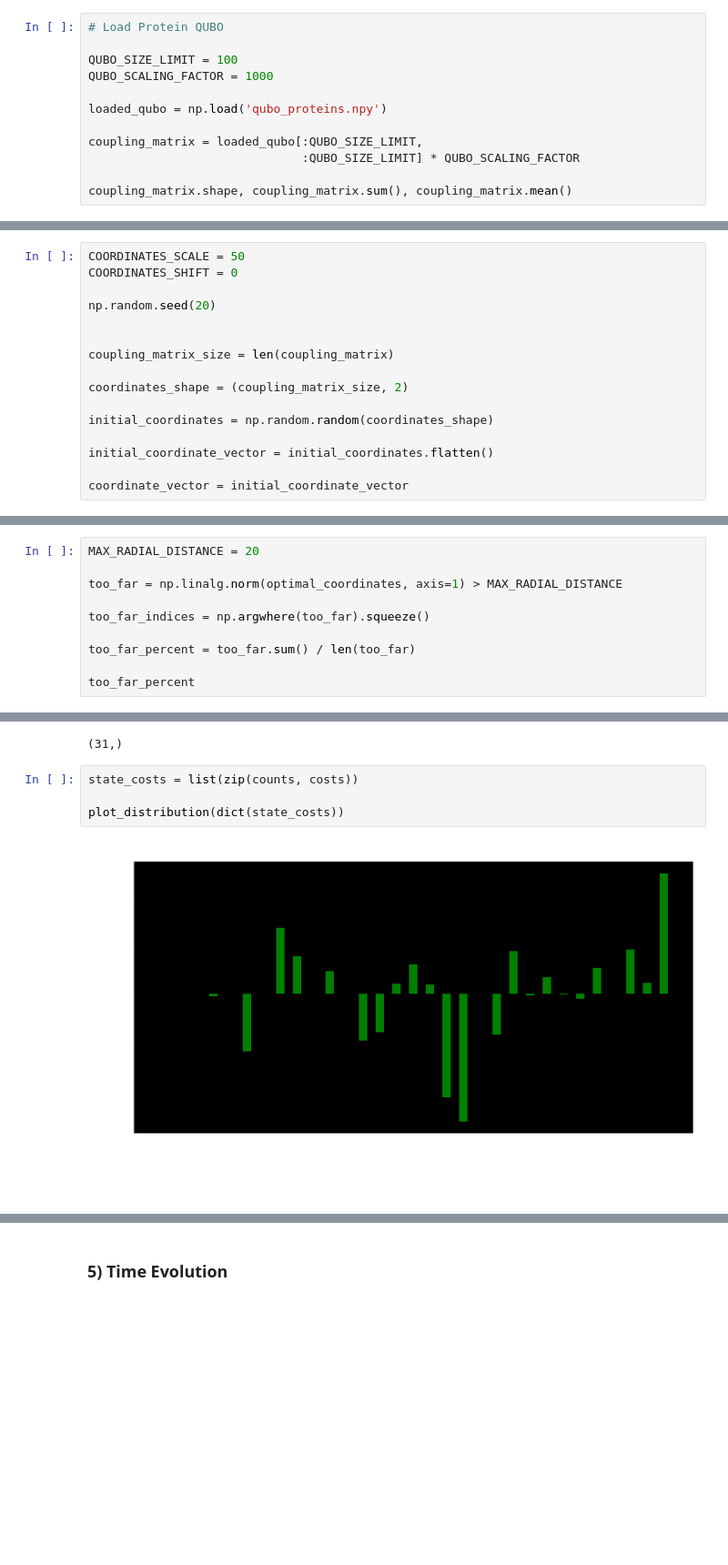
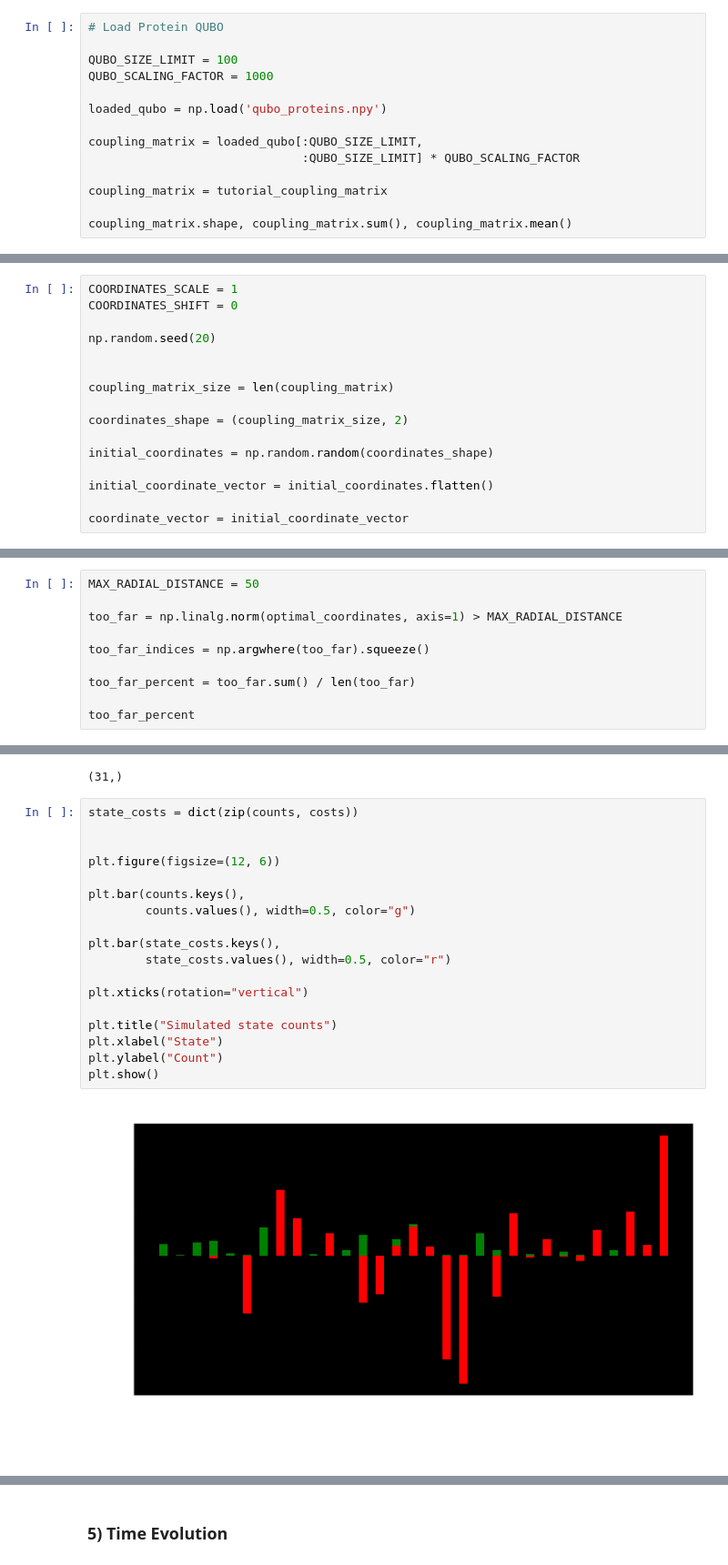
Before and after one commit to ogorodnikov/fmqa, a Jupyter notebook: chemistry/pasqal.ipynb, the cells around one changed output, grey strips where cells are left out. Shown: that part at 91% size. Saved outputs shown, nothing was run; the diff lists cells and outputs as text; blank space fills up the shorter version.

Commit message:
pasqal - add tutorial qubo check

```diff
--- a/chemistry/pasqal.ipynb
+++ b/chemistry/pasqal.ipynb
@@ -46,5 +46,7 @@ loaded_qubo = np.load('qubo_proteins.npy')
 coupling_matrix = loaded_qubo[:QUBO_SIZE_LIMIT,
                               :QUBO_SIZE_LIMIT] * QUBO_SCALING_FACTOR
 
+coupling_matrix = tutorial_coupling_matrix
+
 coupling_matrix.shape, coupling_matrix.sum(), coupling_matrix.mean()
 # %% [output]
@@ -79,7 +81,7 @@ def qubo_to_atomic_loss(coordinate_vector, coupling_matrix, shape):
 
     return root_mean_square_error
 # %%
-COORDINATES_SCALE = 50
+COORDINATES_SCALE = 1
 COORDINATES_SHIFT = 0
 
 np.random.seed(20)
@@ -146,5 +148,5 @@ atomic_register.draw(
 # %%
-MAX_RADIAL_DISTANCE = 20
+MAX_RADIAL_DISTANCE = 50
 
 too_far = np.linalg.norm(optimal_coordinates, axis=1) > MAX_RADIAL_DISTANCE
 
@@ -375,8 +370,22 @@ costs.shape
 # %% [output]
 (31,)
 # %%
-state_costs = list(zip(counts, costs))
+state_costs = dict(zip(counts, costs))
 
-plot_distribution(dict(state_costs))
+
+plt.figure(figsize=(12, 6))
+
+plt.bar(counts.keys(),
+        counts.values(), width=0.5, color="g")
+
+plt.bar(state_costs.keys(),
+        state_costs.values(), width=0.5, color="r")
+
+plt.xticks(rotation="vertical")
+
+plt.title("Simulated state counts")
+plt.xlabel("State")
+plt.ylabel("Count")
+plt.show()
 # %% [output]
-[figure, old version]
+[figure, new version]
```
Also changed, not shown: parts of 9 cells of this notebook.
